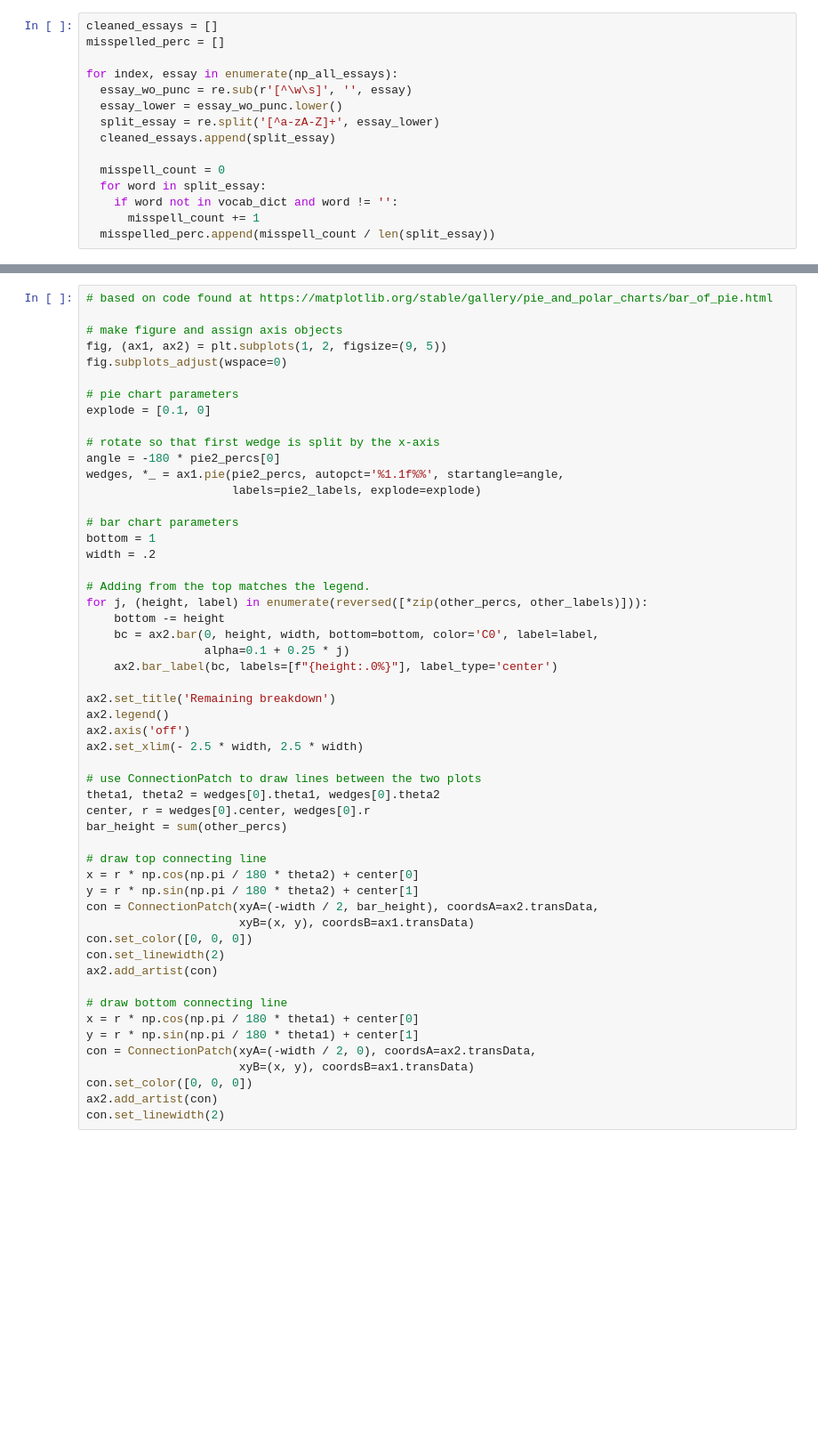
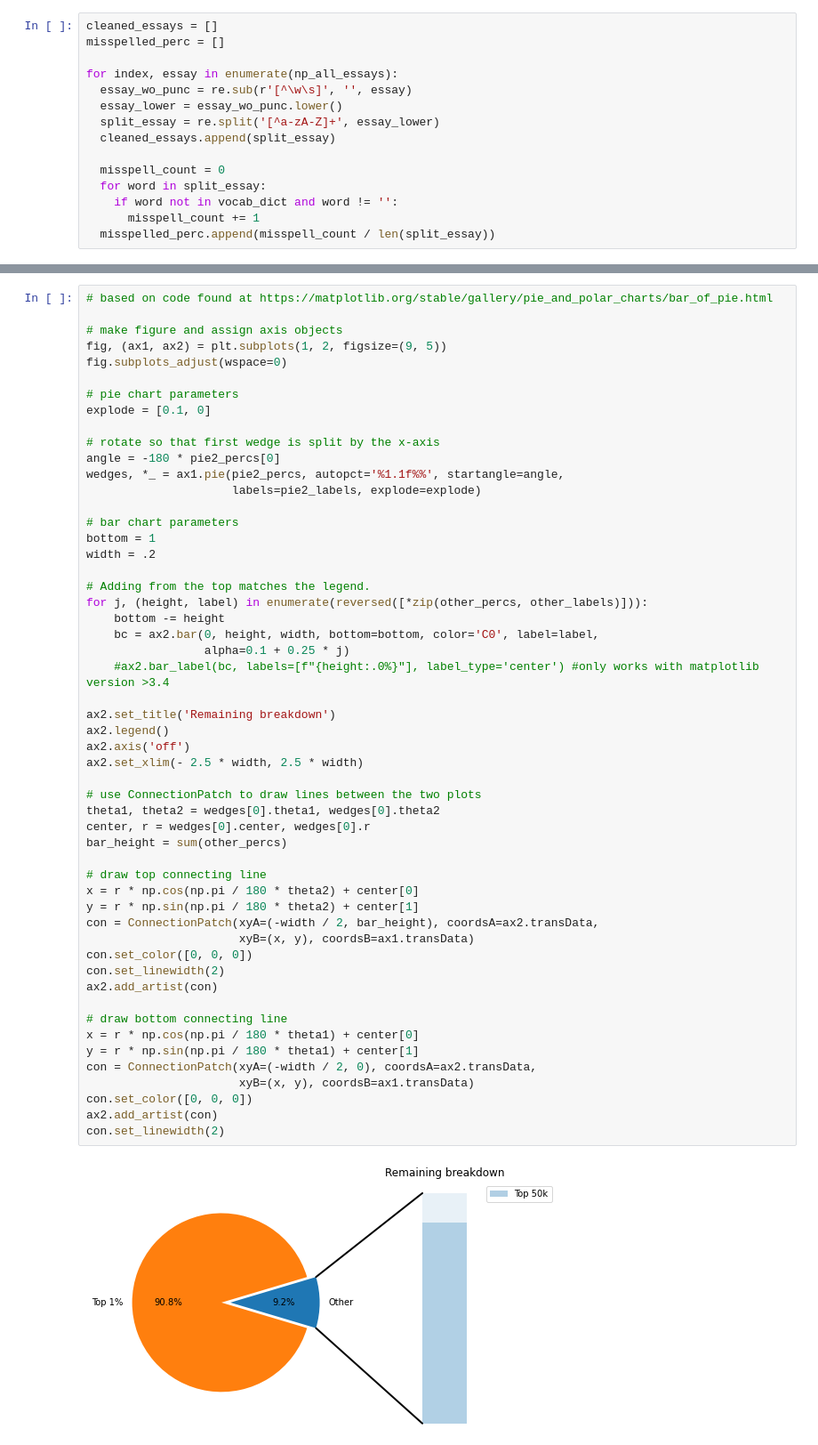
Before and after one commit to Joe-Sedlacek/Kaggle-Competition-English-Language-Learning, a Jupyter notebook: visualization.ipynb, the cells around one changed output, grey strips where cells are left out. Shown at 89% size. Saved outputs shown, nothing was run; the diff lists cells and outputs as text; blank space fills up the shorter version.

```diff
--- a/visualization.ipynb
+++ b/visualization.ipynb
@@ -149,32 +163,34 @@ for j, (height, label) in enumerate(reversed([*zip(other_percs, other_labels)]))
     bottom -= height
     bc = ax2.bar(0, height, width, bottom=bottom, color='C0', label=label,
                  alpha=0.1 + 0.25 * j)
-    ax2.bar_label(bc, labels=[f"{height:.0%}"], label_type='center')
+    #ax2.bar_label(bc, labels=[f"{height:.0%}"], label_type='center') #only works with matplotlib version >3.4
 
 ax2.set_title('Remaining breakdown')
 ax2.legend()
 ax2.axis('off')
 ax2.set_xlim(- 2.5 * width, 2.5 * width)
 
 # use ConnectionPatch to draw lines between the two plots
 theta1, theta2 = wedges[0].theta1, wedges[0].theta2
 center, r = wedges[0].center, wedges[0].r
 bar_height = sum(other_percs)
 
 # draw top connecting line
 x = r * np.cos(np.pi / 180 * theta2) + center[0]
 y = r * np.sin(np.pi / 180 * theta2) + center[1]
 con = ConnectionPatch(xyA=(-width / 2, bar_height), coordsA=ax2.transData,
                       xyB=(x, y), coordsB=ax1.transData)
 con.set_color([0, 0, 0])
 con.set_linewidth(2)
 ax2.add_artist(con)
 
 # draw bottom connecting line
 x = r * np.cos(np.pi / 180 * theta1) + center[0]
 y = r * np.sin(np.pi / 180 * theta1) + center[1]
 con = ConnectionPatch(xyA=(-width / 2, 0), coordsA=ax2.transData,
                       xyB=(x, y), coordsB=ax1.transData)
 con.set_color([0, 0, 0])
 ax2.add_artist(con)
 con.set_linewidth(2)
+# %% [output]
+[figure, added]
```
Also changed, not shown: parts of 5 cells of this notebook, 3 other files.
